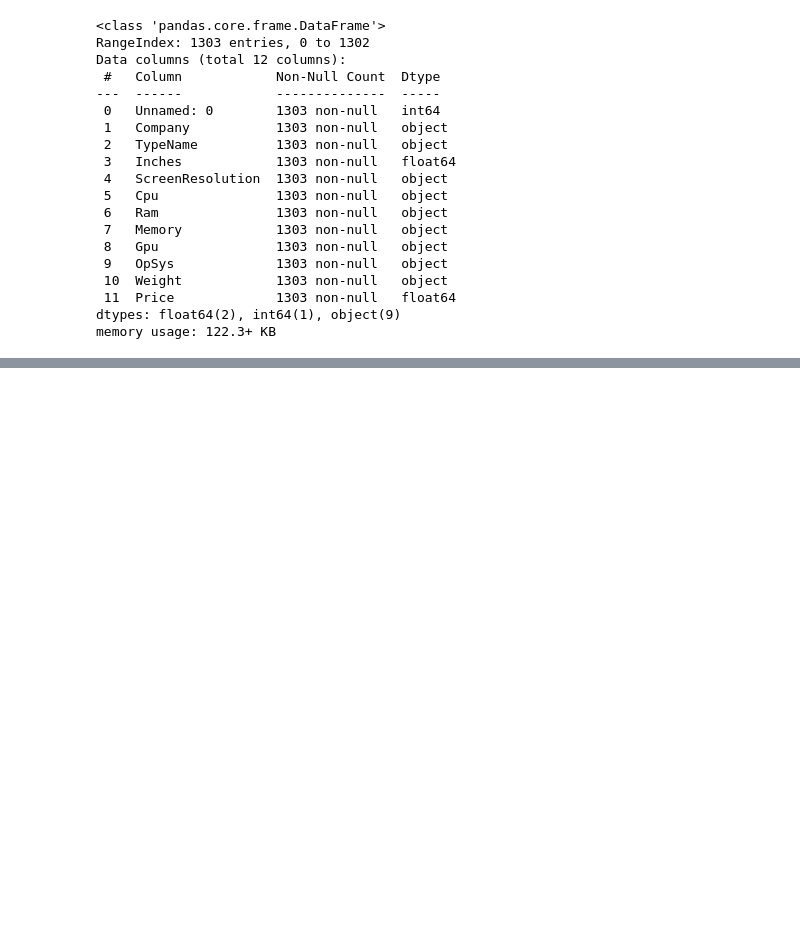
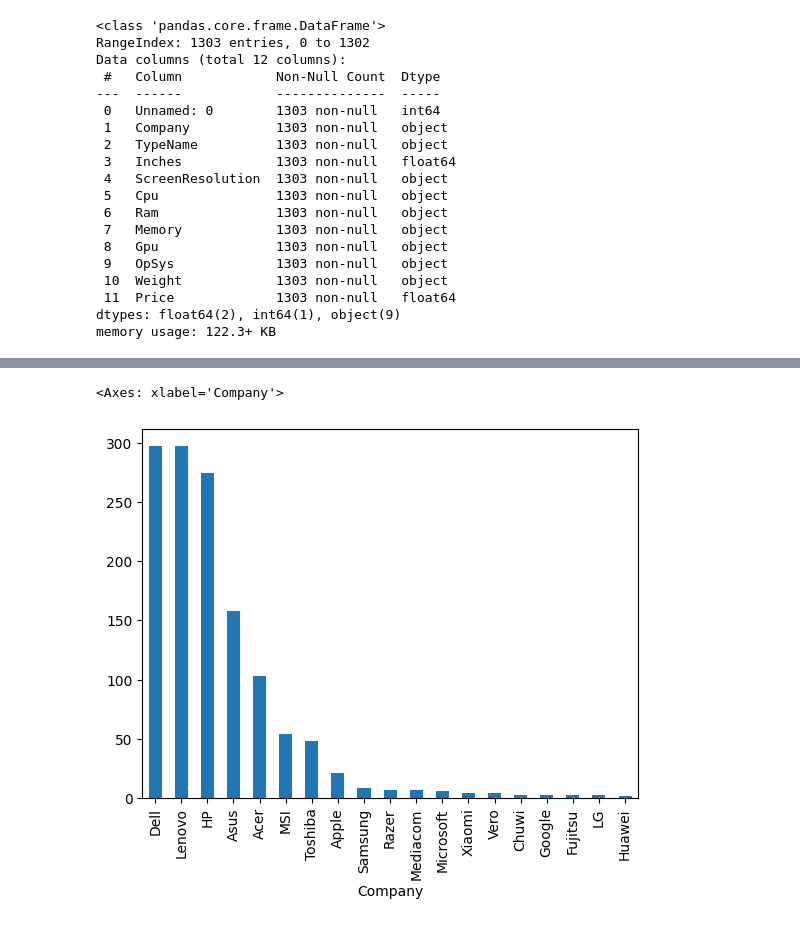
Before and after one commit to ChitwanRana/Predictive-Price-Estimator, a Jupyter notebook: Laptop_Price_Prediction.ipynb, the cells around one changed output, grey strips where cells are left out. Cells and saved outputs as stored; diff of their text form; code cells hidden in the pictures; blank space fills up the shorter version.

```diff
--- a/Laptop_Price_Prediction.ipynb
+++ b/Laptop_Price_Prediction.ipynb
@@ -67,0 +88,5 @@ laptop.head()
+# %%
+laptop['Company'].value_counts().plot(kind='bar')
+# %% [output]
+<Axes: xlabel='Company'>
+[figure, added]
```
Also changed, not shown: parts of 12 cells of this notebook.
